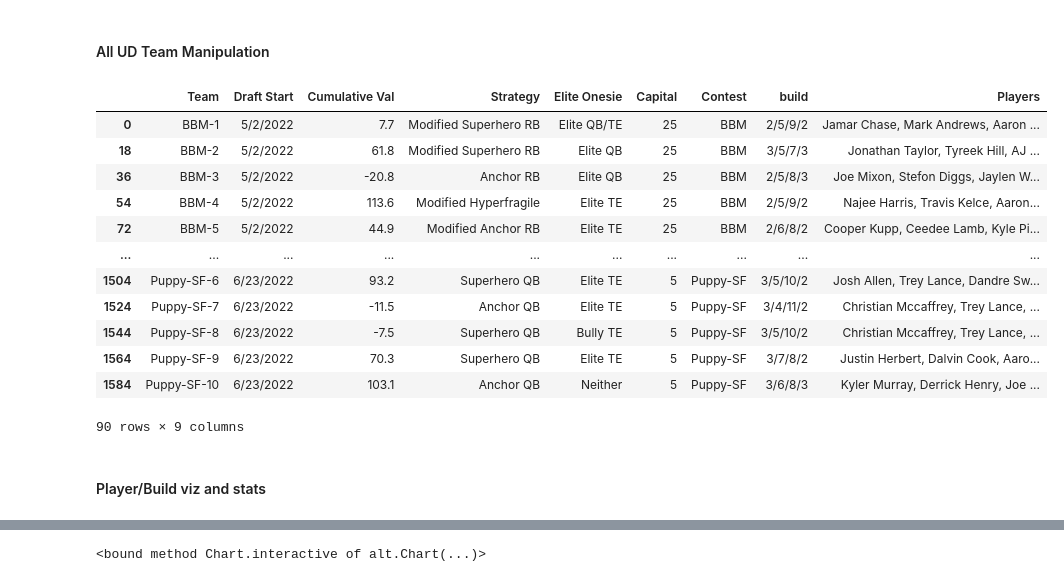
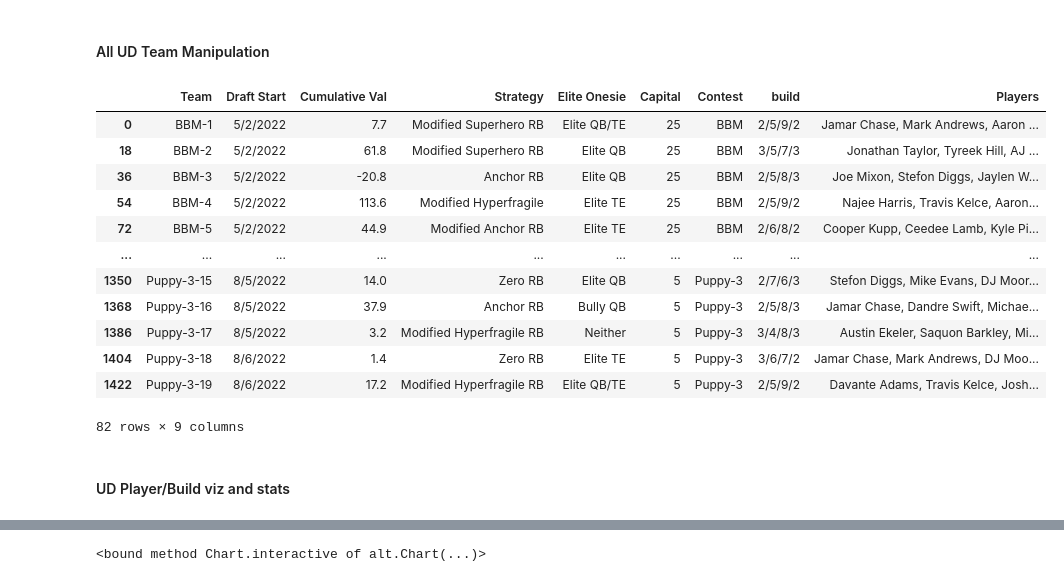
Before and after one commit to AndrewRucker/Fantasy-Football-and-Betting, a Jupyter notebook: BestBall/Best_Ball_Portfolio_EDA.ipynb, the cells around one changed output, grey strips where cells are left out. Cells and saved outputs as stored; diff of their text form; code cells hidden in the pictures.

```diff
--- a/BestBall/Best_Ball_Portfolio_EDA.ipynb
+++ b/BestBall/Best_Ball_Portfolio_EDA.ipynb
@@ -658,37 +669,37 @@ final_dk_df
 df1 = ud_df.groupby('Team')['POS'].apply(lambda x: ', '.join(x.astype(str))).reset_index()
 
 df1['RB'] = df1['POS'].str.count('RB')
 df1['WR'] = df1['POS'].str.count('WR')
 df1['QB'] = df1['POS'].str.count('QB')
 df1['TE'] = df1['POS'].str.count('TE')
 
 
 df1['build'] = df1['QB'].astype(str) + "/" + df1['RB'].astype(str) + "/" + df1['WR'].astype(str) + "/" + df1['TE'].astype(str)
 df1 = df1.drop(columns=['POS', 'RB', 'WR', 'QB', 'TE'])
 df1
 
 df2 = pd.merge(ud_df, df1, how='left', on = 'Team')
 df3 = df2.groupby('Team')['Name'].apply(lambda x: ', '.join(x.astype(str))).reset_index()
 df2 = pd.merge(df2, df3, how='left', on='Team')
+df2 = df2[df2.Contest != 'Puppy-SF']
 
 final_ud_df = df2.drop(columns=['POS', 'Name_x', 'TEAM', 'Round', 'Pick', 'ADP', 'Value'])
 final_ud_df = final_ud_df.drop_duplicates()
 final_ud_df ['Players'] = final_ud_df['Name_y']
 final_ud_df = final_ud_df.drop(columns=['Name_y'])
 split_df = pd.concat([final_ud_df['Team'], final_ud_df['Players'].str.split(', ', expand=True)], axis=1)
 split_df.rename({0 : 1, 1 : 2, 2 : 3, 3 : 4, 4 : 5, 5 : 6, 6 : 7, 7 : 8, 8 : 9, 9 : 10, 10 : 11, 11 : 12, 12 : 13, 13 : 14, 14 : 15, 15 : 16, 16 : 17, 17 : 18, 18 : 19, 19 : 20}, axis='columns', inplace=True)
-final_ud_df
 # %% [output]
 |  | Team | Draft Start | Cumulative Val | Strategy | Elite Onesie | Capital | Contest | build | Players |
 | 0 | BBM-1 | 5/2/2022 | 7.7 | Modified Superhero RB | Elite QB/TE | 25 | BBM | 2/5/9/2 | Jamar Chase, Mark Andrews, Aaron ... |
 | 18 | BBM-2 | 5/2/2022 | 61.8 | Modified Superhero RB | Elite QB | 25 | BBM | 3/5/7/3 | Jonathan Taylor, Tyreek Hill, AJ ... |
 | 36 | BBM-3 | 5/2/2022 | -20.8 | Anchor RB | Elite QB | 25 | BBM | 2/5/8/3 | Joe Mixon, Stefon Diggs, Jaylen W... |
 | 54 | BBM-4 | 5/2/2022 | 113.6 | Modified Hyperfragile | Elite TE | 25 | BBM | 2/5/9/2 | Najee Harris, Travis Kelce, Aaron... |
 | 72 | BBM-5 | 5/2/2022 | 44.9 | Modified Anchor RB | Elite TE | 25 | BBM | 2/6/8/2 | Cooper Kupp, Ceedee Lamb, Kyle Pi... |
 | ... | ... | ... | ... | ... | ... | ... | ... | ... | ... |
-| 1504 | Puppy-SF-6 | 6/23/2022 | 93.2 | Superhero QB | Elite TE | 5 | Puppy-SF | 3/5/10/2 | Josh Allen, Trey Lance, Dandre Sw... |
-| 1524 | Puppy-SF-7 | 6/23/2022 | -11.5 | Anchor QB | Elite TE | 5 | Puppy-SF | 3/4/11/2 | Christian Mccaffrey, Trey Lance, ... |
-| 1544 | Puppy-SF-8 | 6/23/2022 | -7.5 | Superhero QB | Bully TE | 5 | Puppy-SF | 3/5/10/2 | Christian Mccaffrey, Trey Lance, ... |
-| 1564 | Puppy-SF-9 | 6/23/2022 | 70.3 | Superhero QB | Elite TE | 5 | Puppy-SF | 3/7/8/2 | Justin Herbert, Dalvin Cook, Aaro... |
-| 1584 | Puppy-SF-10 | 6/23/2022 | 103.1 | Anchor QB | Neither | 5 | Puppy-SF | 3/6/8/3 | Kyler Murray, Derrick Henry, Joe ... |
+| 1350 | Puppy-3-15 | 8/5/2022 | 14.0 | Zero RB | Elite QB | 5 | Puppy-3 | 2/7/6/3 | Stefon Diggs, Mike Evans, DJ Moor... |
+| 1368 | Puppy-3-16 | 8/5/2022 | 37.9 | Anchor RB | Bully QB | 5 | Puppy-3 | 2/5/8/3 | Jamar Chase, Dandre Swift, Michae... |
+| 1386 | Puppy-3-17 | 8/5/2022 | 3.2 | Modified Hyperfragile RB | Neither | 5 | Puppy-3 | 3/4/8/3 | Austin Ekeler, Saquon Barkley, Mi... |
+| 1404 | Puppy-3-18 | 8/6/2022 | 1.4 | Zero RB | Elite TE | 5 | Puppy-3 | 3/6/7/2 | Jamar Chase, Mark Andrews, DJ Moo... |
+| 1422 | Puppy-3-19 | 8/6/2022 | 17.2 | Modified Hyperfragile RB | Elite QB/TE | 5 | Puppy-3 | 2/5/9/2 | Davante Adams, Travis Kelce, Josh... |
-90 rows × 9 columns
+82 rows × 9 columns
@@ -695,2 +722,2 @@ final_ud_df
 # %% [markdown]
-#### Player/Build viz and stats
+#### UD Player/Build viz and stats
```
Also changed, not shown: parts of 44 cells of this notebook.
